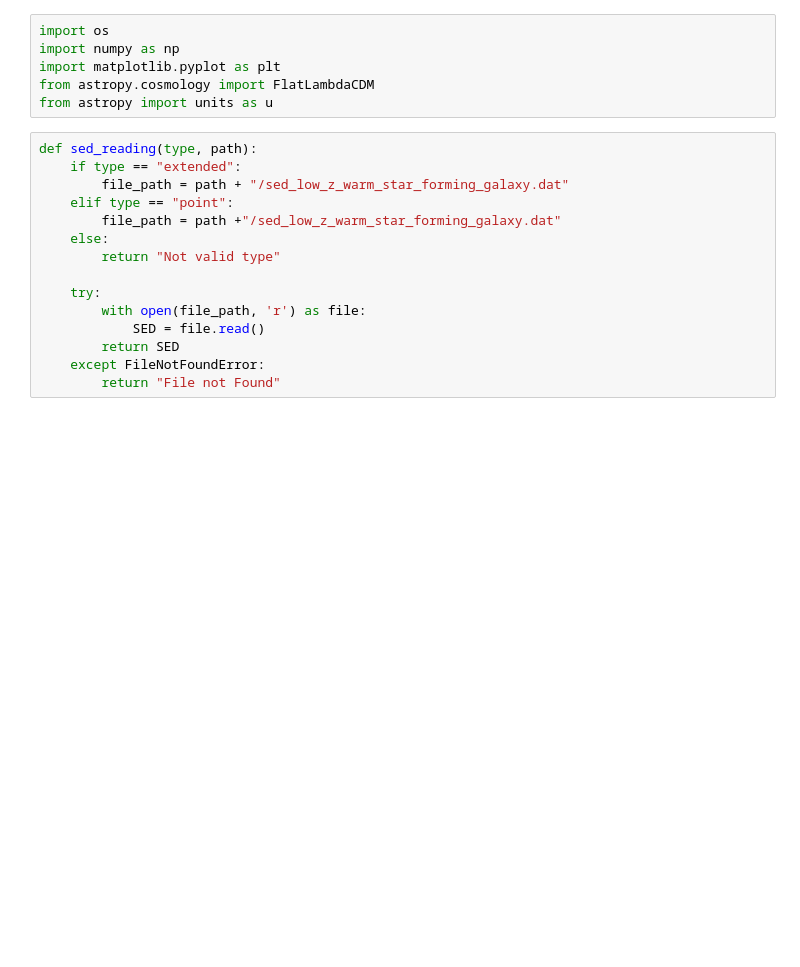
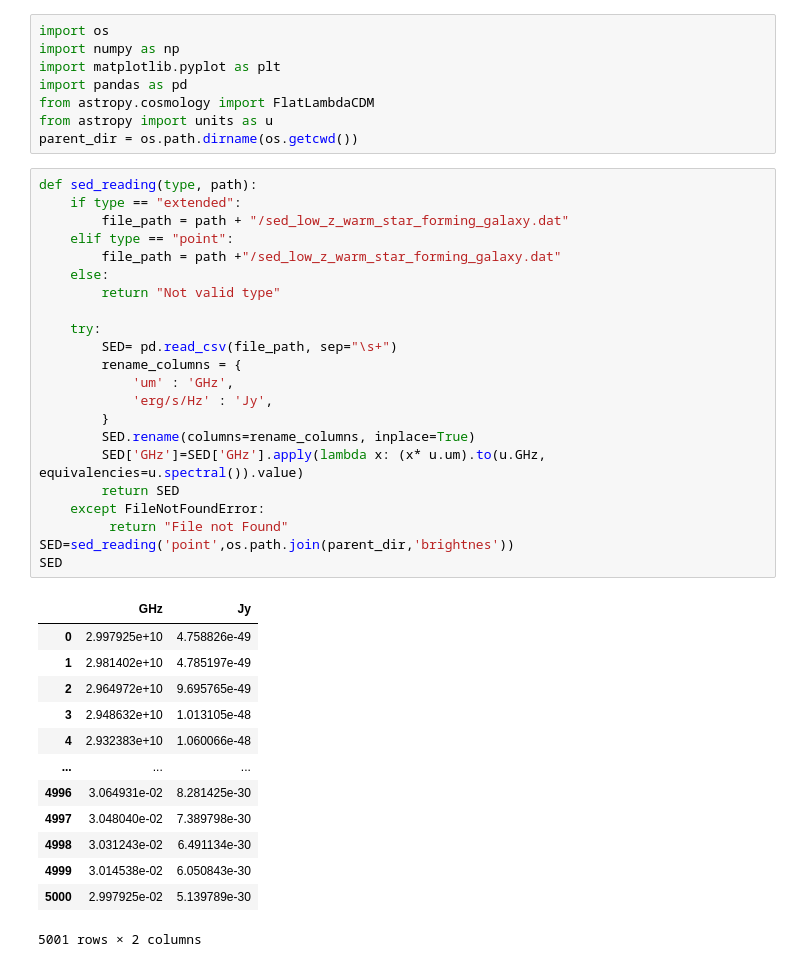
Before and after one commit to MicheleDelliVeneri/ALMASim, a Jupyter notebook: experimental/SED.ipynb, the cells around one changed output. Saved outputs shown, nothing was run; the diff lists cells and outputs as text; blank space fills up the shorter version.

```diff
--- a/experimental/SED.ipynb
+++ b/experimental/SED.ipynb
@@ -2,20 +2,43 @@
 import os
 import numpy as np
 import matplotlib.pyplot as plt
+import pandas as pd
 from astropy.cosmology import FlatLambdaCDM
 from astropy import units as u
+parent_dir = os.path.dirname(os.getcwd())
 # %%
 def sed_reading(type, path):
     if type == "extended":
         file_path = path + "/sed_low_z_warm_star_forming_galaxy.dat"
     elif type == "point":
         file_path = path +"/sed_low_z_warm_star_forming_galaxy.dat"
     else:
         return "Not valid type"
 
     try:
-        with open(file_path, 'r') as file:
-            SED = file.read()
+        SED= pd.read_csv(file_path, sep="\s+")
+        rename_columns = {
+            'um' : 'GHz',
+            'erg/s/Hz' : 'Jy',
+        }
+        SED.rename(columns=rename_columns, inplace=True)
+        SED['GHz']=SED['GHz'].apply(lambda x: (x* u.um).to(u.GHz, equivalencies=u.spectral()).value)
         return SED
     except FileNotFoundError:
-        return "File not Found"
+         return "File not Found"
+SED=sed_reading('point',os.path.join(parent_dir,'brightnes'))
+SED
+# %% [output]
+|  | GHz | Jy |
+| 0 | 2.997925e+10 | 4.758826e-49 |
+| 1 | 2.981402e+10 | 4.785197e-49 |
+| 2 | 2.964972e+10 | 9.695765e-49 |
+| 3 | 2.948632e+10 | 1.013105e-48 |
+| 4 | 2.932383e+10 | 1.060066e-48 |
+| ... | ... | ... |
+| 4996 | 3.064931e-02 | 8.281425e-30 |
+| 4997 | 3.048040e-02 | 7.389798e-30 |
+| 4998 | 3.031243e-02 | 6.491134e-30 |
+| 4999 | 3.014538e-02 | 6.050843e-30 |
+| 5000 | 2.997925e-02 | 5.139789e-30 |
+5001 rows × 2 columns
```
Also changed, not shown: parts of 7 cells of this notebook.
